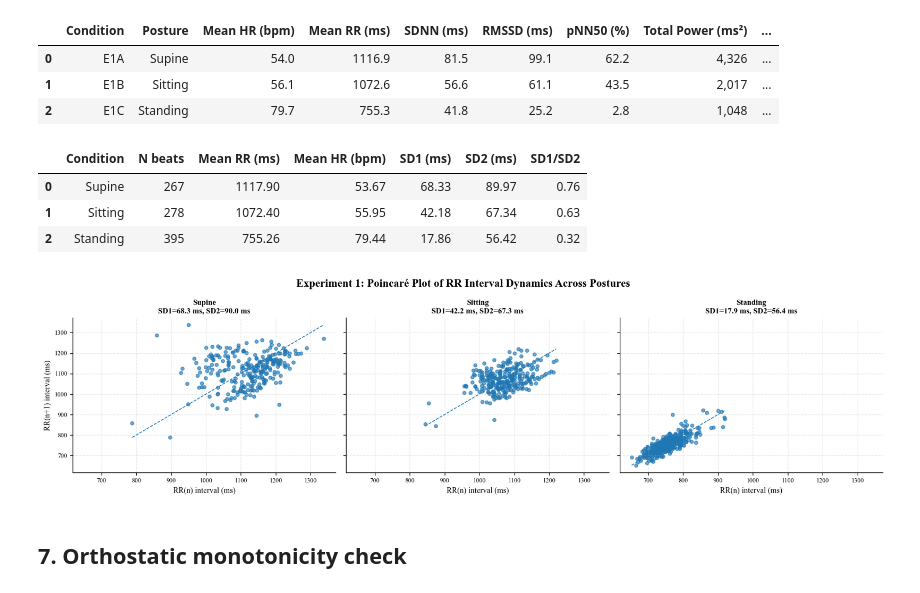
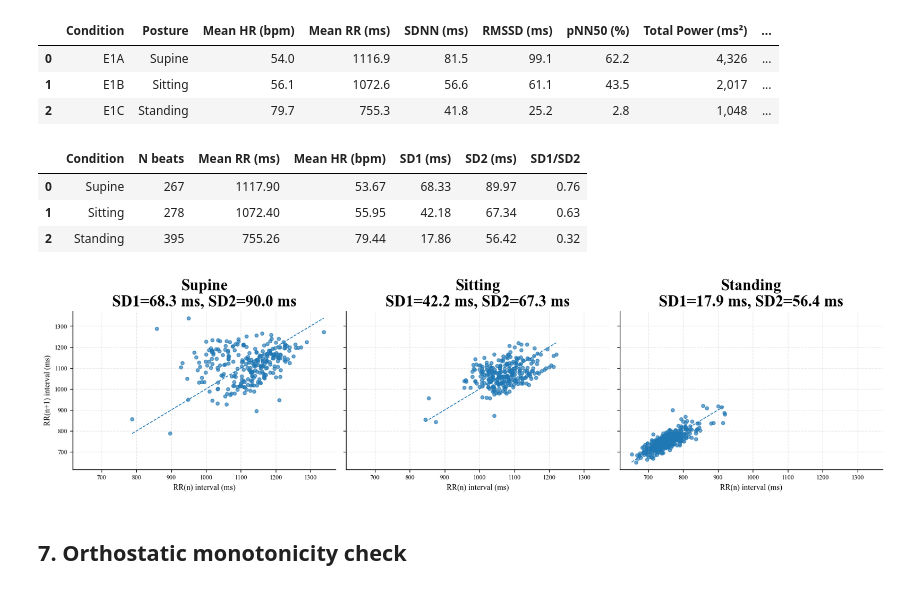
Before and after one commit to peienwu1216/hw5_ecg-analysis, a Jupyter notebook: notebooks/02_experiment_1.ipynb, the cells around one changed output. Saved outputs shown, nothing was run; the diff lists cells and outputs as text; code cells hidden in the pictures.

```diff
--- a/notebooks/02_experiment_1.ipynb
+++ b/notebooks/02_experiment_1.ipynb
@@ -513,41 +512,37 @@ for ax, (condition, rr_ms) in zip(axes, rr_dict.items()):
 
     rr_n = rr_ms[:-1]
     rr_n1 = rr_ms[1:]
 
     metrics = compute_poincare_metrics(rr_ms)
 
     ax.scatter(rr_n, rr_n1, s=18, alpha=0.65)
 
     # Identity line: RR(n+1) = RR(n)
     min_rr = min(np.min(rr_n), np.min(rr_n1))
     max_rr = max(np.max(rr_n), np.max(rr_n1))
     ax.plot([min_rr, max_rr], [min_rr, max_rr], linestyle="--", linewidth=1)
 
     ax.set_title(
         f"{condition}\n"
         f"SD1={metrics['SD1 (ms)']:.1f} ms, "
-        f"SD2={metrics['SD2 (ms)']:.1f} ms"
+        f"SD2={metrics['SD2 (ms)']:.1f} ms",
+        fontsize=20,
     )
 
     ax.set_xlabel("RR(n) interval (ms)")
     ax.grid(True, alpha=0.3)
 
 axes[0].set_ylabel("RR(n+1) interval (ms)")
 
-fig.suptitle(
-    "Experiment 1: Poincaré Plot of RR Interval Dynamics Across Postures",
-    fontsize=14,
-    fontweight="bold"
-)
-
 plt.tight_layout()
+PL.save_figure(fig, "nb02_fig05_poincare_plot.pdf")
 plt.show()
 # %% [output]
 |  | Condition | N beats | Mean RR (ms) | Mean HR (bpm) | SD1 (ms) | SD2 (ms) | SD1/SD2 |
 | 0 | Supine | 267 | 1117.90 | 53.67 | 68.33 | 89.97 | 0.76 |
 | 1 | Sitting | 278 | 1072.40 | 55.95 | 42.18 | 67.34 | 0.63 |
 | 2 | Standing | 395 | 755.26 | 79.44 | 17.86 | 56.42 | 0.32 |
-[figure, old version]
+[figure, new version]
 # %% [markdown]
 ## 7. Orthostatic monotonicity check
 # %%
```
Also changed, not shown: parts of 1 cell of this notebook, 4 other files.
